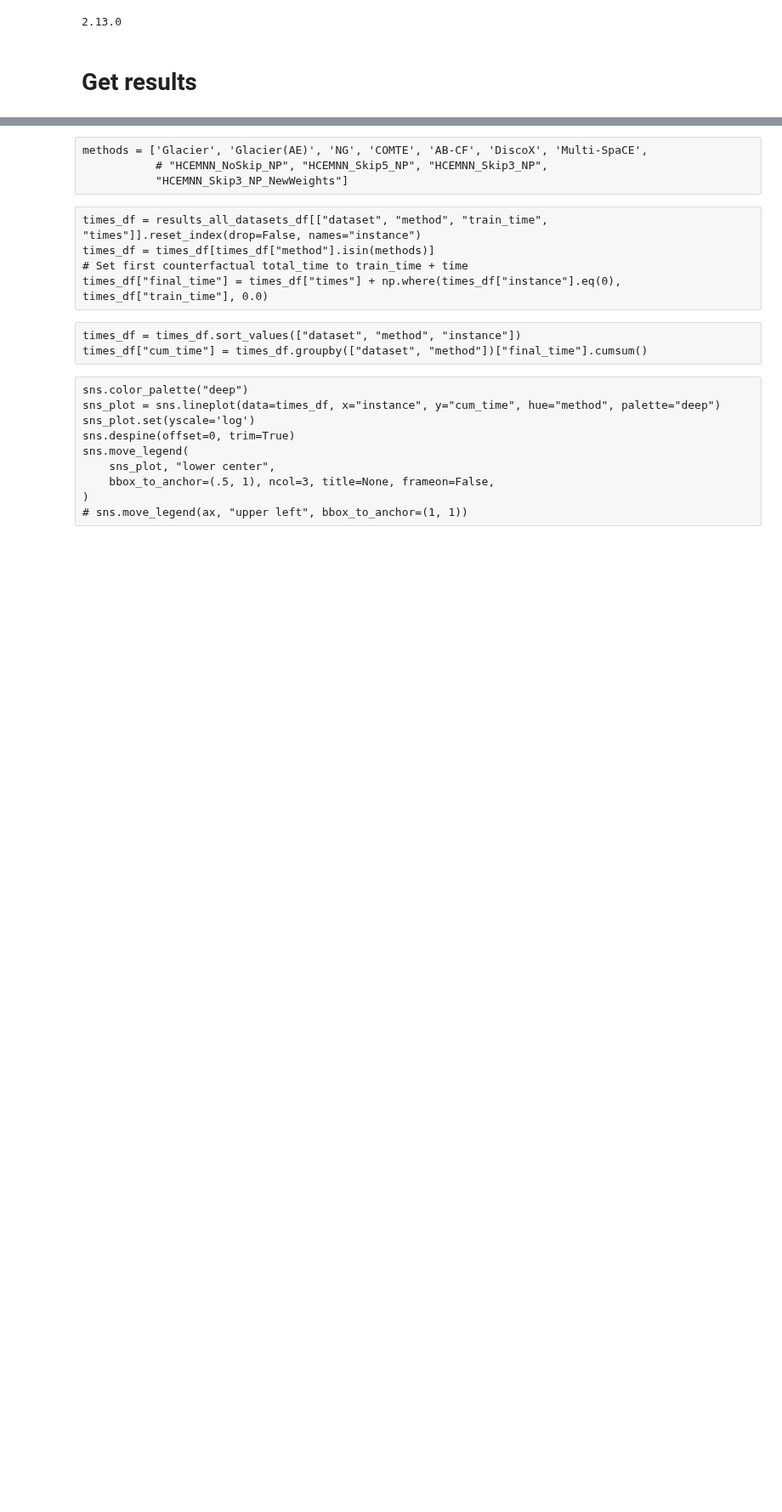
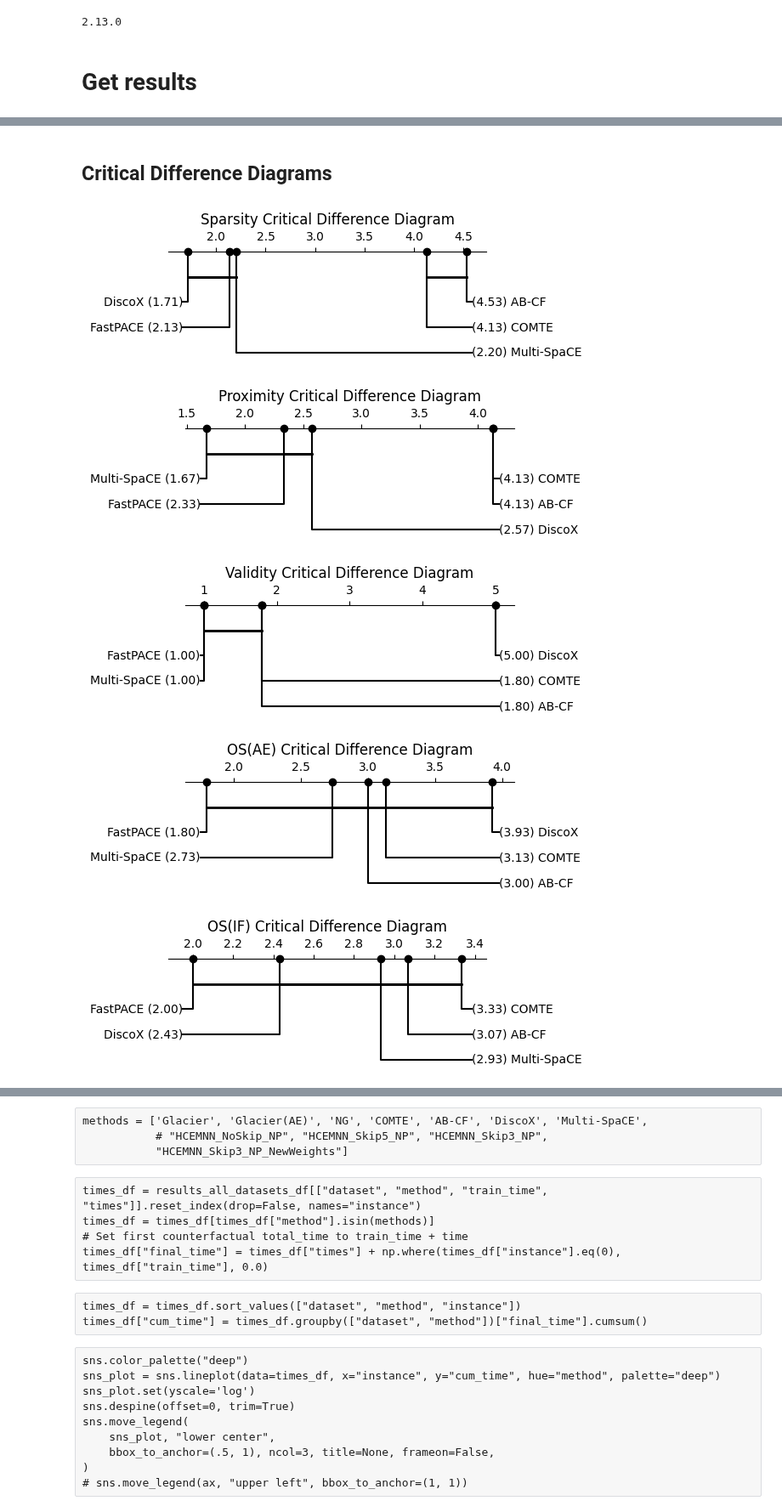
Before and after one commit to MarioRefoyo/FastPACE, a Jupyter notebook: experiments/evaluation/visualize_counterfactuals_mo_multivariate.ipynb, the cells around one changed output, grey strips where cells are left out. Shown at 85% size. Saved outputs shown, nothing was run; the diff lists cells and outputs as text; code cells hidden in the pictures; blank space fills up the shorter version.

```diff
--- a/experiments/evaluation/visualize_counterfactuals_mo_multivariate.ipynb
+++ b/experiments/evaluation/visualize_counterfactuals_mo_multivariate.ipynb
@@ -107,3 +120,9 @@ FileNotFoundError: [Errno 2] No such file or directory: './experiments/data/UCR/
+# %%
+with open('temp_aux_results_multi.pickle', 'wb') as handle:
+    pickle.dump(mean_results_dict, handle, protocol=pickle.HIGHEST_PROTOCOL)
+# %%
+with open('temp_aux_results_multi.pickle', 'rb') as handle:
+    mean_results_dict = pickle.load(handle)
 # %%
 from IPython.display import display
 for dataset in DATASETS:
@@ -181,0 +406,59 @@ for metric in metrics:
+# %% [markdown]
+## Critical Difference Diagrams
+# %%
+# Critical Difference diagrams per metric
+higher_is_better_metrics = {"valid", "ImprovementOverNUN"}
+
+paper_method_name_map = {
+    "Multi-SpaCE ($p^p=0.75$)": "Multi-SpaCE",
+}
+paper_metric_name_map = {
+    "sparsity": "Sparsity",
+    "L2": "Proximity",
+    "valid": "Validity",
+    "subsequences": "Contiguity",
+    "times": "Execution Time",
+    "AE_IOS": "IOS(AE)", "IF_IOS": "IOS(IF)", "LOF_IOS": "IOS(LOF)",
+    "AE_OS": "OS(AE)", "IF_OS": "OS(IF)", "LOF_OS": "OS(LOF)",
+    "ImprovementOverNUN": "IoN",
+}
+
+cd_summary_df = generate_critical_difference_diagrams(
+    results_df=complete_results_df,
+    metrics=metrics,
+    higher_is_better_metrics=higher_is_better_metrics,
+    alpha=0.05,
+    posthoc="wilcoxon_holm",
+    rank_tie_method="min",
+    use_precomputed_ranks=True,
+    ranked_results_df=ranked_data,
+    method_name_map=paper_method_name_map,
+    metric_name_map=paper_metric_name_map,
+    highlight_method="FastPACE",
+    highlight_method_color=None,
+    highlight_method_fontsize=10,
+    highlight_method_fontweight=None,
+    highlight_connector=True,
+    highlight_connector_color=None,
+    highlight_connector_linewidth=1.6,
+
+    figsize=(6,2),
+    fig_height=3.5,
+    method_label_fontsize=10,
+    rank_number_fontsize=10,
+    method_spacing=1.0,
+    text_h_margin=0.05,
+    save_plots=True,
+    save_dir="./experiments/evaluation/cd_plots_multi",
+    save_ext="png",
+    save_suffix="multi",
+    save_dpi=300,
+)
+
+# display(cd_summary_df)
+# %% [output]
+[figure, added]
+[figure, added]
+[figure, added]
+[figure, added]
+[figure, added]
```
Also changed, not shown: parts of 18 cells of this notebook, 39 other files.
